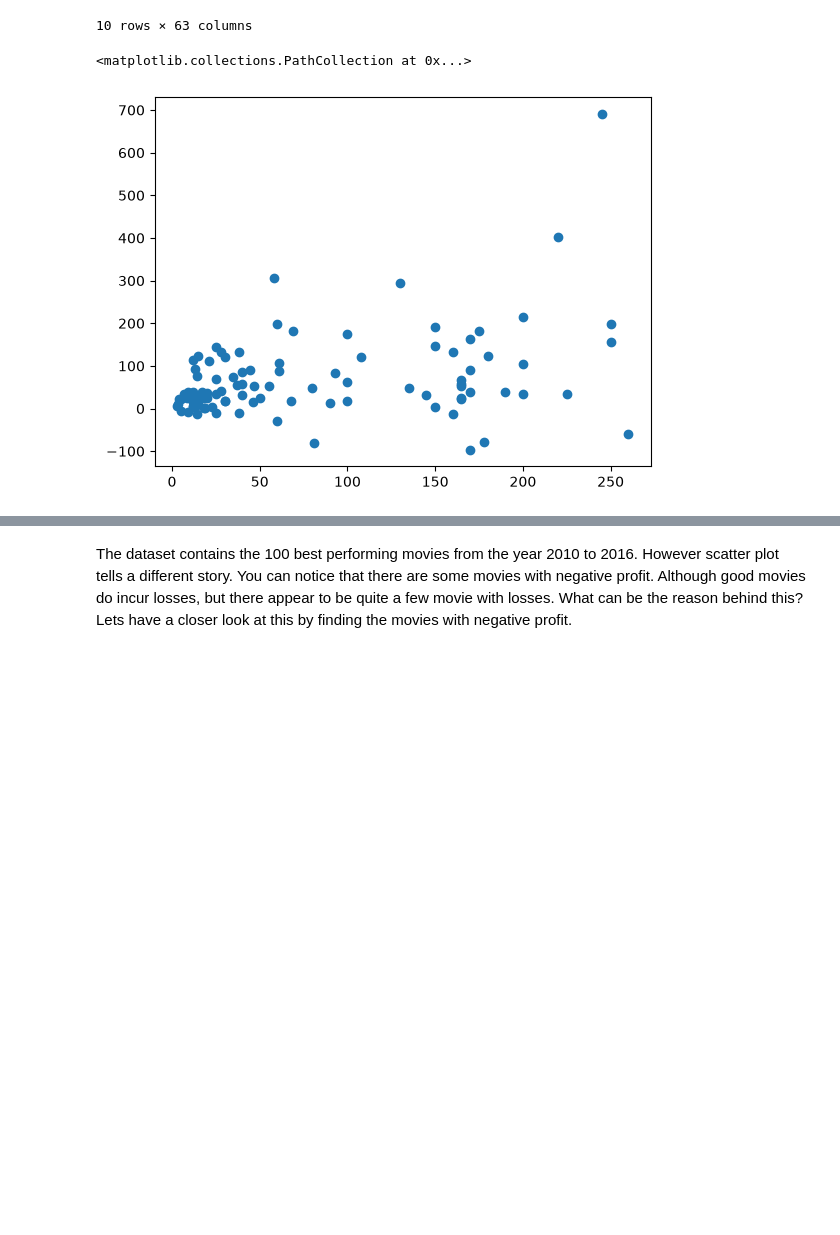
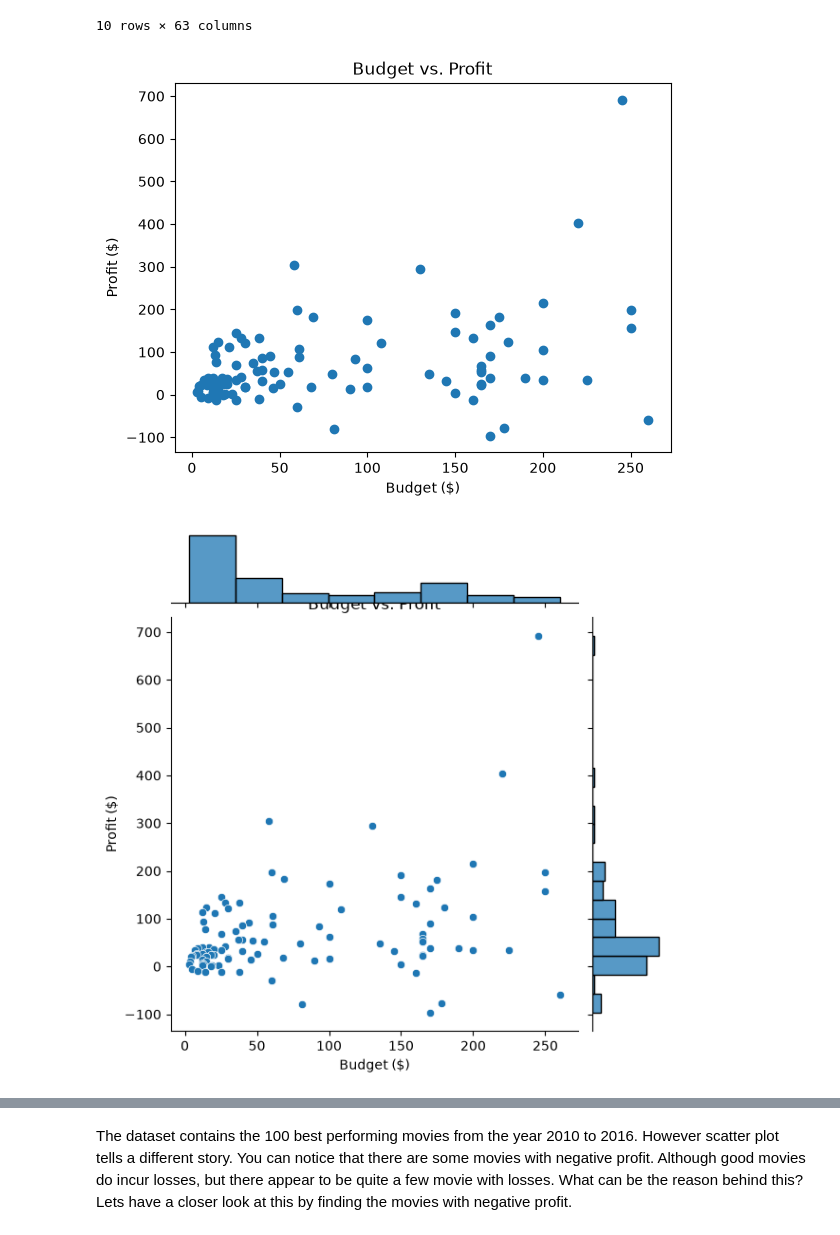
Before and after one commit to rakesh-kumar07/LogicMojo-AI-ML-June26-rakesh, a Jupyter notebook: Movie_Assignment/IMDb+Movie+Assignment.ipynb, the cells around one changed output, grey strips where cells are left out. Drawn from its saved outputs; the diff is of its cells as text; code cells hidden in the pictures; blank space fills up the shorter version.

```diff
--- a/Movie_Assignment/IMDb+Movie+Assignment.ipynb
+++ b/Movie_Assignment/IMDb+Movie+Assignment.ipynb
@@ -162,7 +162,7 @@ data.head()
 # %%
 # Sort the dataframe with the 'profit' column as reference using the 'sort_values' function. Make sure to set the argument
 #'ascending' to 'False'
-data=data.sort_values(by='profit',ascending=False)
+data.sort_values(by='profit',ascending=False,inplace=True)
 data.head()
 # %% [output]
 |  | Title | title_year | budget | Gross | actor_1_name | actor_2_name | actor_3_name | actor_1_facebook_likes | ... |
@@ -190,12 +190,26 @@ data.iloc[0:10]
 | 41 | Despicable Me | 2010 | 69.0 | 251.501645 | Steve Carell | Miranda Cosgrove | Jack McBrayer | 7000 | ... |
 | 18 | Inside Out | 2015 | 175.0 | 356.454367 | Amy Poehler | Mindy Kaling | Phyllis Smith | 1000 | ... |
 10 rows × 63 columns
-# %%
-#Plot profit vs budget
-
-plt.scatter(data['budget'],data['profit'])
-
-# sns.jointplot(data=data,x='budget',y='profit')
-# %% [output]
-<matplotlib.collections.PathCollection at 0x...>
-[figure, removed]
+# %%
+#Plot profit vs budget
+
+plt.scatter(x=data['budget'],y=data['profit'])
+plt.xlabel('Budget ($)')
+plt.ylabel('Profit ($)')
+plt.title('Budget vs. Profit')
+plt.show()
+
+sns.jointplot(data=data,x='budget',y='profit')
+plt.xlabel('Budget ($)')
+plt.ylabel('Profit ($)')
+plt.title('Budget vs. Profit')
+plt.show()
+
+sns.jointplot(data=data[['budget','profit']])
+plt.xlabel('Data Population')
+plt.ylabel('Distribution over population)')
+plt.title('Population vs. Distribution')
+plt.show()
+# %% [output]
+[figure, added]
+[figure, added]
```
Also changed, not shown: parts of 2 cells of this notebook.
